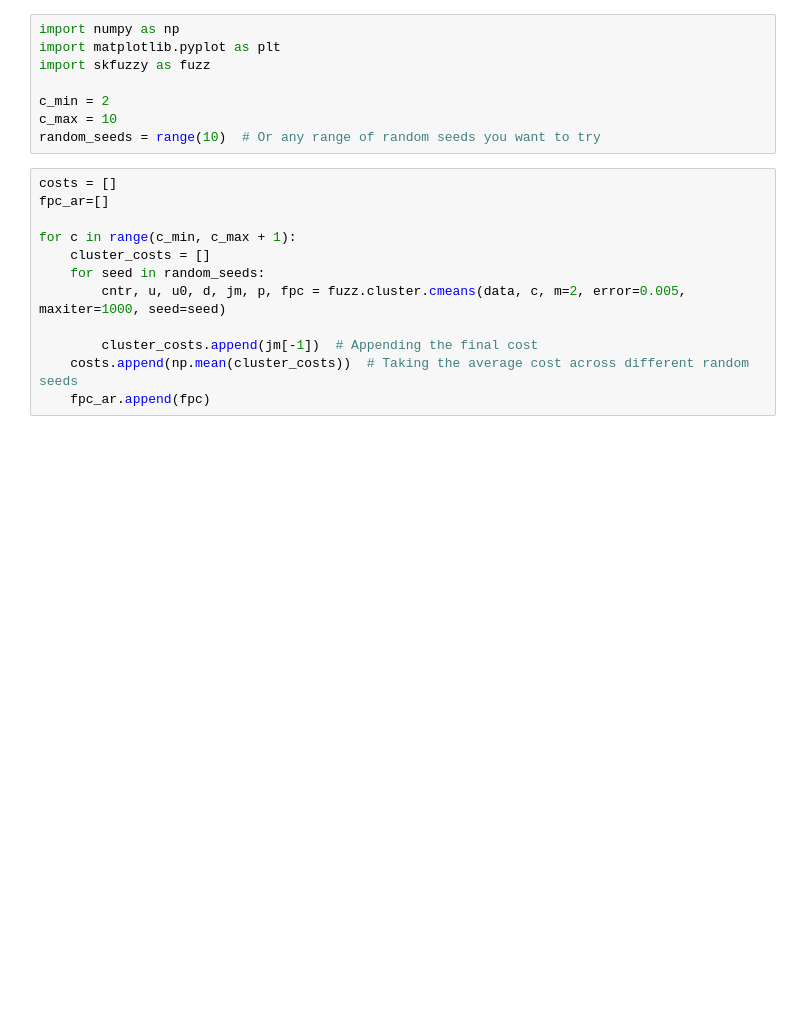
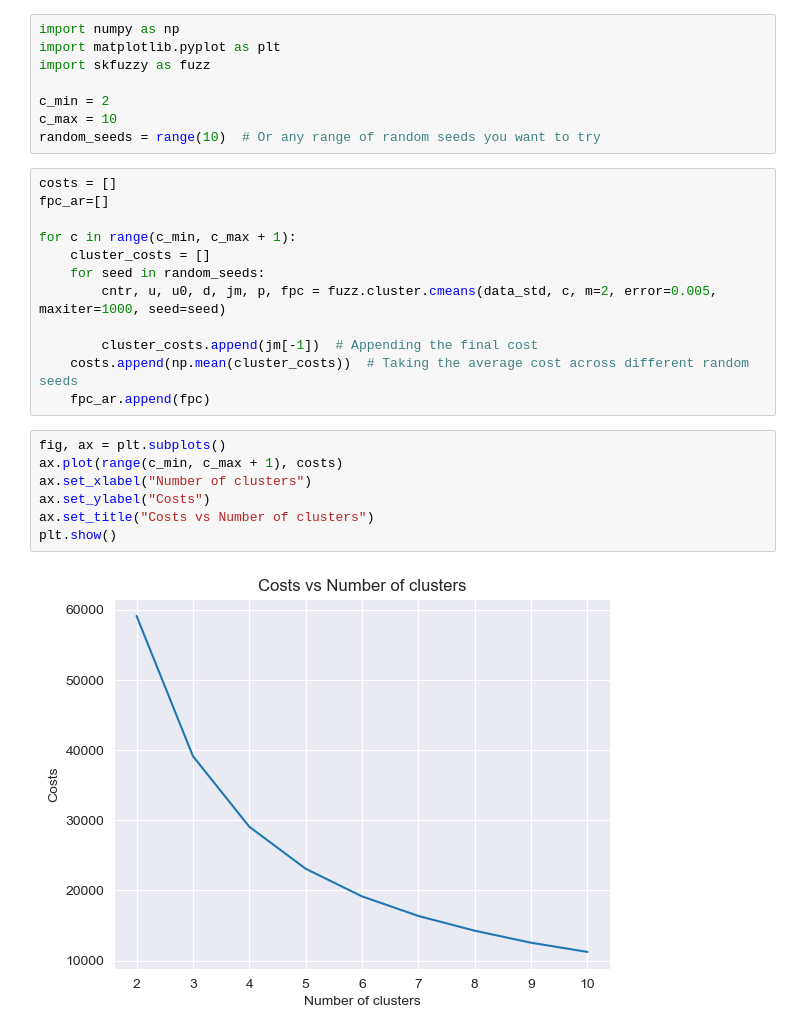
Before and after one commit to JoseDRomano/Credit-Card-Dataset-Clustering, a Jupyter notebook: FCM.ipynb, the cells around one changed output. Drawn from its saved outputs; the diff is of its cells as text; blank space fills up the shorter version.

```diff
--- a/FCM.ipynb
+++ b/FCM.ipynb
@@ -32,9 +34,18 @@ fpc_ar=[]
 for c in range(c_min, c_max + 1):
     cluster_costs = []
     for seed in random_seeds:
-        cntr, u, u0, d, jm, p, fpc = fuzz.cluster.cmeans(data, c, m=2, error=0.005, maxiter=1000, seed=seed)
+        cntr, u, u0, d, jm, p, fpc = fuzz.cluster.cmeans(data_std, c, m=2, error=0.005, maxiter=1000, seed=seed)
 
         cluster_costs.append(jm[-1])  # Appending the final cost
     costs.append(np.mean(cluster_costs))  # Taking the average cost across different random seeds
     fpc_ar.append(fpc)
+# %%
+fig, ax = plt.subplots()
+ax.plot(range(c_min, c_max + 1), costs)
+ax.set_xlabel("Number of clusters")
+ax.set_ylabel("Costs")
+ax.set_title("Costs vs Number of clusters")
+plt.show()
+# %% [output]
+[figure, added]
 # %%
```
Also changed, not shown: parts of 29 cells of this notebook, 9 other files.
